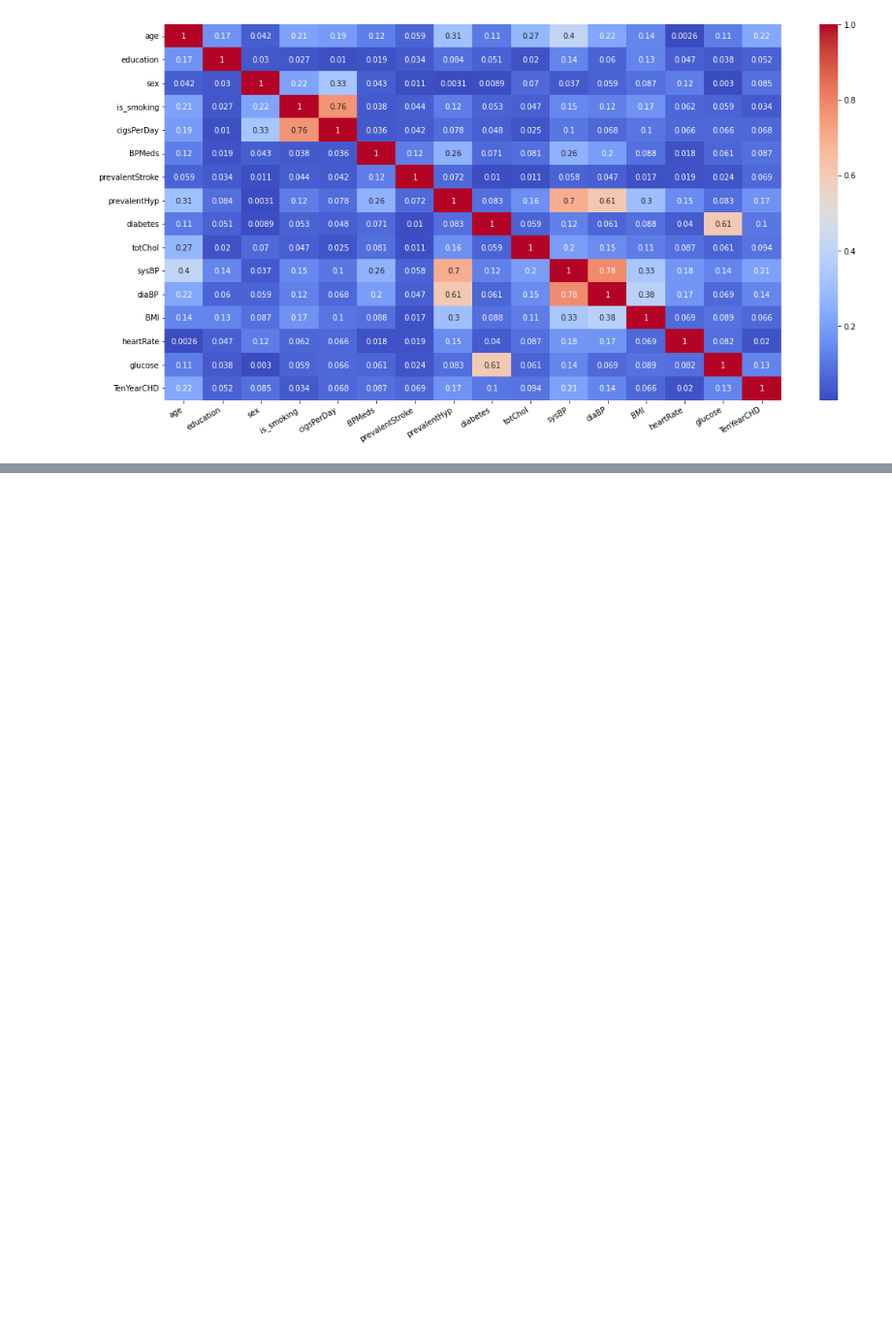
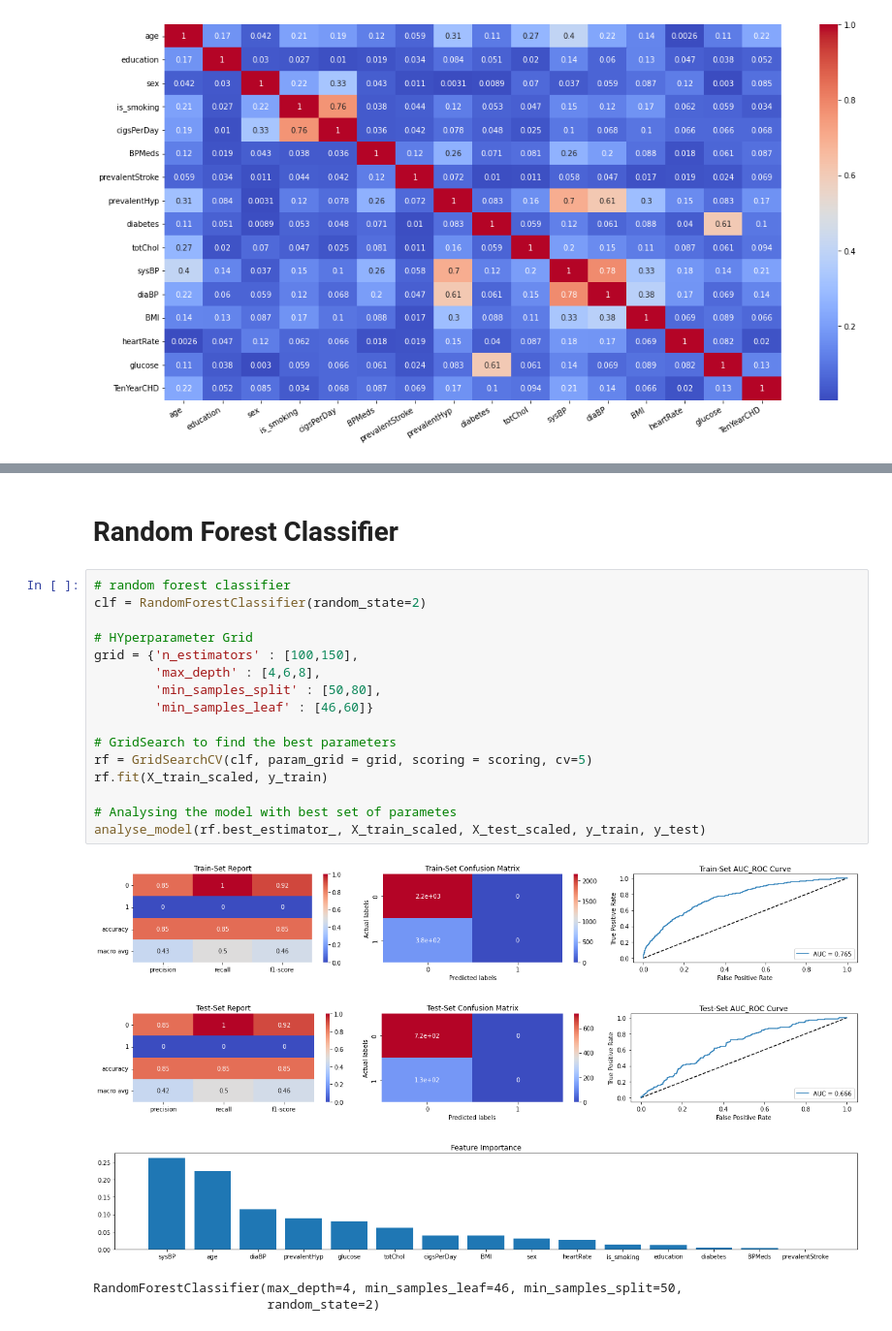
Before and after one commit to Kondasagar/Cardiovascular-Risk-Prediction, a Jupyter notebook: Cardiovascular_Risk_Prediction.ipynb, the cells around one changed output, grey strips where cells are left out. Shown at 97% size. Drawn from its saved outputs; the diff is of its cells as text; blank space fills up the shorter version.

```diff
--- a/Cardiovascular_Risk_Prediction.ipynb
+++ b/Cardiovascular_Risk_Prediction.ipynb
@@ -393,0 +509,24 @@ plt.show()
+# %% [markdown]
+# Random Forest Classifier
+# %%
+# random forest classifier
+clf = RandomForestClassifier(random_state=2)
+
+# HYperparameter Grid
+grid = {'n_estimators' : [100,150],
+        'max_depth' : [4,6,8],
+        'min_samples_split' : [50,80],
+        'min_samples_leaf' : [46,60]}
+
+# GridSearch to find the best parameters
+rf = GridSearchCV(clf, param_grid = grid, scoring = scoring, cv=5)
+rf.fit(X_train_scaled, y_train)
+
+# Analysing the model with best set of parametes
+analyse_model(rf.best_estimator_, X_train_scaled, X_test_scaled, y_train, y_test)
+# %% [output]
+[figure, added]
+[figure, added]
+[figure, added]
+RandomForestClassifier(max_depth=4, min_samples_leaf=46, min_samples_split=50,
+                       random_state=2)
```
Also changed, not shown: parts of 42 cells of this notebook.
